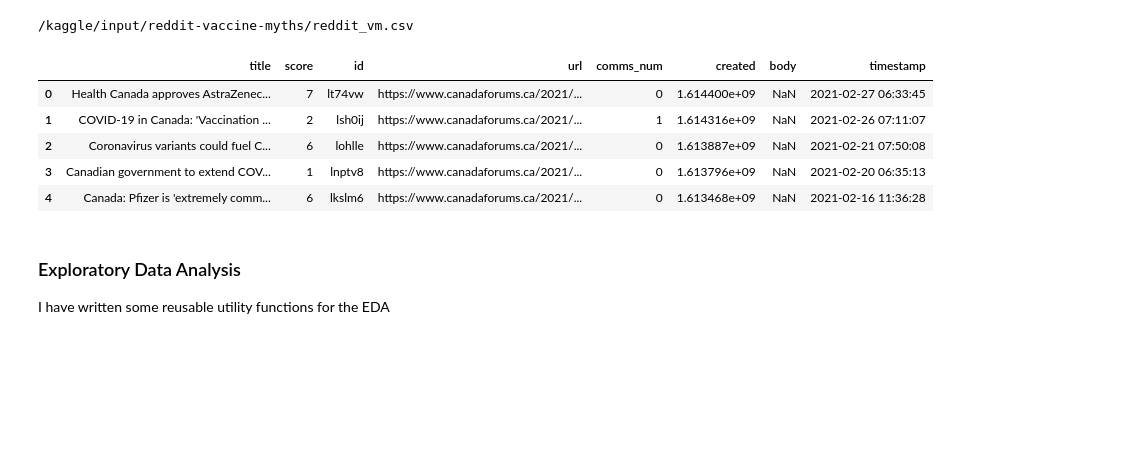
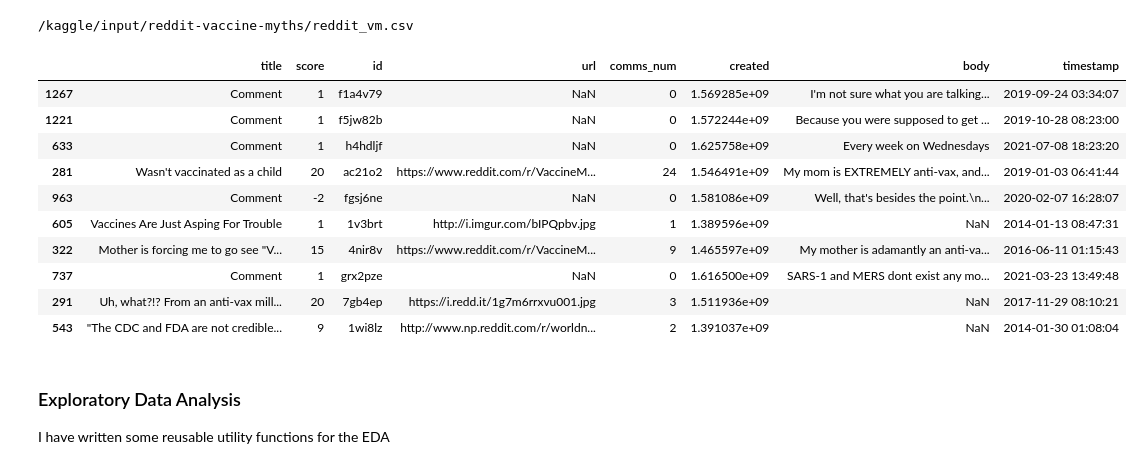
Before and after one commit to sristishree/RedditVaccineMyth, a Jupyter notebook: reddit-vaccine-myth-sentiment-analysis.ipynb, the cells around one changed output. Saved outputs shown, nothing was run; the diff lists cells and outputs as text; code cells hidden in the pictures; blank space fills up the shorter version.

```diff
--- a/reddit-vaccine-myth-sentiment-analysis.ipynb
+++ b/reddit-vaccine-myth-sentiment-analysis.ipynb
@@ -48,15 +48,20 @@ class color:
 # %%
 # Read data
 df = pd.read_csv(dataset_path)
 # Print top 5 rows
-df.head()
+df.sample(10)
 # %% [output]
 |  | title | score | id | url | comms_num | created | body | timestamp |
-| 0 | Health Canada approves AstraZenec... | 7 | lt74vw | https://www.canadaforums.ca/2021/... | 0 | 1.614400e+09 | NaN | 2021-02-27 06:33:45 |
-| 1 | COVID-19 in Canada: 'Vaccination ... | 2 | lsh0ij | https://www.canadaforums.ca/2021/... | 1 | 1.614316e+09 | NaN | 2021-02-26 07:11:07 |
-| 2 | Coronavirus variants could fuel C... | 6 | lohlle | https://www.canadaforums.ca/2021/... | 0 | 1.613887e+09 | NaN | 2021-02-21 07:50:08 |
-| 3 | Canadian government to extend COV... | 1 | lnptv8 | https://www.canadaforums.ca/2021/... | 0 | 1.613796e+09 | NaN | 2021-02-20 06:35:13 |
-| 4 | Canada: Pfizer is 'extremely comm... | 6 | lkslm6 | https://www.canadaforums.ca/2021/... | 0 | 1.613468e+09 | NaN | 2021-02-16 11:36:28 |
+| 1267 | Comment | 1 | f1a4v79 | NaN | 0 | 1.569285e+09 | I'm not sure what you are talking... | 2019-09-24 03:34:07 |
+| 1221 | Comment | 1 | f5jw82b | NaN | 0 | 1.572244e+09 | Because you were supposed to get ... | 2019-10-28 08:23:00 |
+| 633 | Comment | 1 | h4hdljf | NaN | 0 | 1.625758e+09 | Every week on Wednesdays | 2021-07-08 18:23:20 |
+| 281 | Wasn't vaccinated as a child | 20 | ac21o2 | https://www.reddit.com/r/VaccineM... | 24 | 1.546491e+09 | My mom is EXTREMELY anti-vax, and... | 2019-01-03 06:41:44 |
+| 963 | Comment | -2 | fgsj6ne | NaN | 0 | 1.581086e+09 | Well, that's besides the point.\n... | 2020-02-07 16:28:07 |
+| 605 | Vaccines Are Just Asping For Trouble | 1 | 1v3brt | http://i.imgur.com/bIPQpbv.jpg | 1 | 1.389596e+09 | NaN | 2014-01-13 08:47:31 |
+| 322 | Mother is forcing me to go see "V... | 15 | 4nir8v | https://www.reddit.com/r/VaccineM... | 9 | 1.465597e+09 | My mother is adamantly an anti-va... | 2016-06-11 01:15:43 |
+| 737 | Comment | 1 | grx2pze | NaN | 0 | 1.616500e+09 | SARS-1 and MERS dont exist any mo... | 2021-03-23 13:49:48 |
+| 291 | Uh, what?!? From an anti-vax mill... | 20 | 7gb4ep | https://i.redd.it/1g7m6rrxvu001.jpg | 3 | 1.511936e+09 | NaN | 2017-11-29 08:10:21 |
+| 543 | "The CDC and FDA are not credible... | 9 | 1wi8lz | http://www.np.reddit.com/r/worldn... | 2 | 1.391037e+09 | NaN | 2014-01-30 01:08:04 |
 # %% [markdown]
 ### Exploratory Data Analysis
 
```
Also changed, not shown: parts of 12 cells of this notebook.
